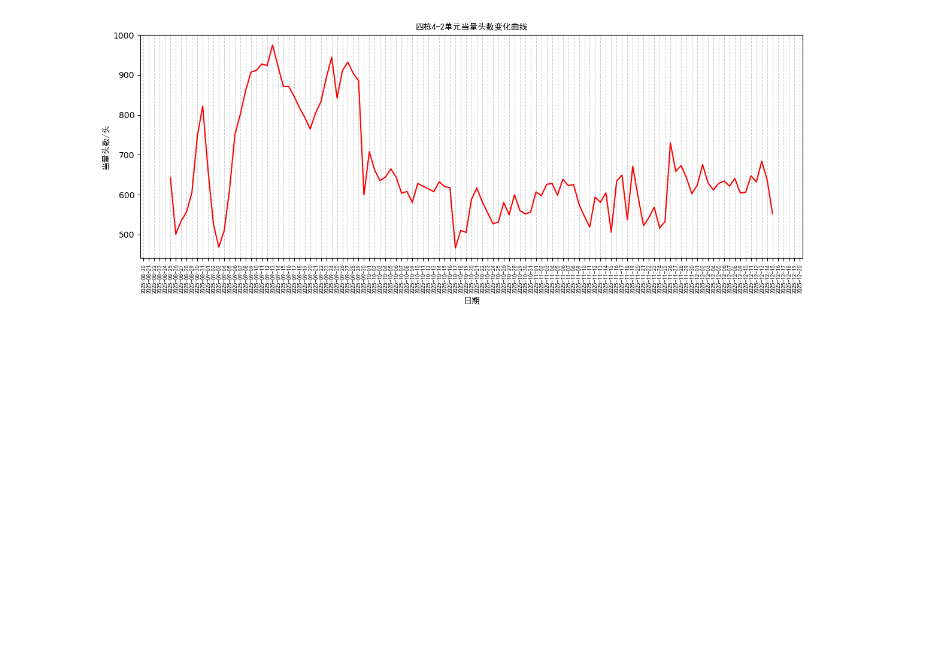
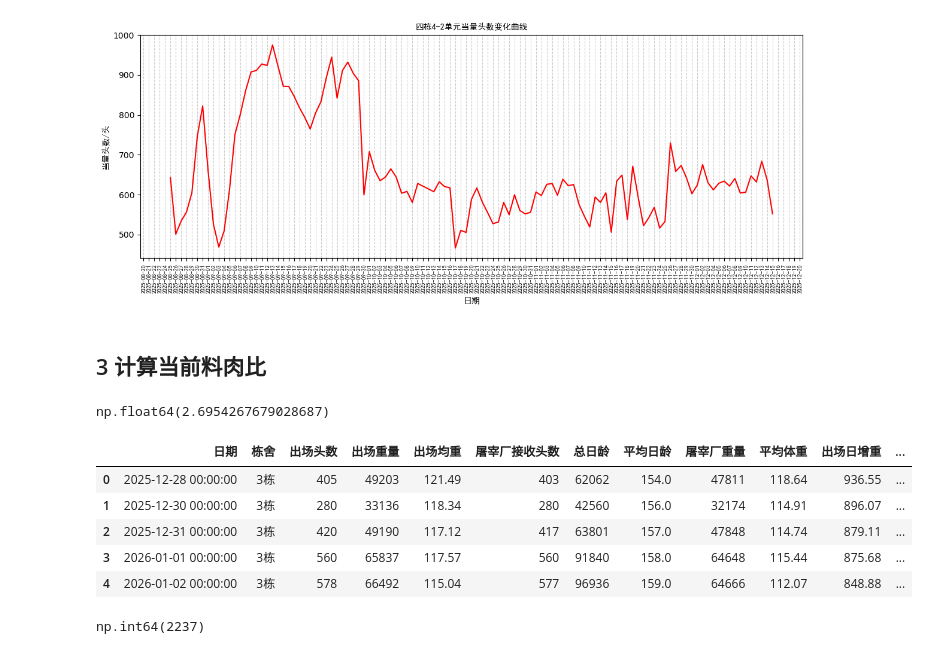
Before and after one commit to yixuan228/work-error-detect, a Jupyter notebook: 三栋喂食数据分析.ipynb, the cells around one changed output. Drawn from its saved outputs; the diff is of its cells as text; code cells hidden in the pictures; blank space fills up the shorter version.

```diff
--- a/三栋喂食数据分析.ipynb
+++ b/三栋喂食数据分析.ipynb
@@ -976,3 +976,40 @@ plt.savefig(f'figure/四栋4-2单元当量头数变化曲线.png', dpi=300, bbox
 plt.show()
 # %% [output]
 [figure]
+# %% [markdown]
+## 3 计算当前料肉比
+# %%
+import pandas as pd
+
+# 平均猪只的摄入料量（采用拟合曲线）/ 平均增重（减去保育初始20kg）
+# 出栏数据
+outlet_df = pd.read_excel('data/出栏数据.xlsx')[0:5]    # 一共出栏5天
+total_n = outlet_df['屠宰厂接收头数'].sum()
+total_weight_build = outlet_df['屠宰厂重量'].sum()  # kg
+
+avg_weight = total_weight_build / total_n - 20
+
+# 3栋总喂食数据(拟合)
+intake_std_df = pd.read_excel('data/std_food_table_log_log_3.xlsx')
+total_days = (pd.to_datetime('2025-12-30') - pd.to_datetime('2025-8-28')).days  # 数据周期长度
+
+avg_intake = intake_std_df[(intake_std_df['age'] >= 32) & (intake_std_df['age'] <= 32 + total_days)]['food_e'].sum()       # 转舍日龄是32天
+
+# 计算料肉比
+fcr_curr = avg_intake / avg_weight
+fcr_curr        # 当前料肉比约为 2.69
+# %% [output]
+np.float64(2.6954267679028687)
+# %%
+outlet_df
+# %% [output]
+|  | 日期 | 栋舍 | 出场头数 | 出场重量 | 出场均重 | 屠宰厂接收头数 | 总日龄 | 平均日龄 | 屠宰厂重量 | 平均体重 | 出场日增重 | ... |
+| 0 | 2025-12-28 00:00:00 | 3栋 | 405 | 49203 | 121.49 | 403 | 62062 | 154.0 | 47811 | 118.64 | 936.55 | ... |
+| 1 | 2025-12-30 00:00:00 | 3栋 | 280 | 33136 | 118.34 | 280 | 42560 | 156.0 | 32174 | 114.91 | 896.07 | ... |
+| 2 | 2025-12-31 00:00:00 | 3栋 | 420 | 49190 | 117.12 | 417 | 63801 | 157.0 | 47848 | 114.74 | 879.11 | ... |
+| 3 | 2026-01-01 00:00:00 | 3栋 | 560 | 65837 | 117.57 | 560 | 91840 | 158.0 | 64648 | 115.44 | 875.68 | ... |
+| 4 | 2026-01-02 00:00:00 | 3栋 | 578 | 66492 | 115.04 | 577 | 96936 | 159.0 | 64666 | 112.07 | 848.88 | ... |
+# %%
+total_n
+# %% [output]
+np.int64(2237)
```
